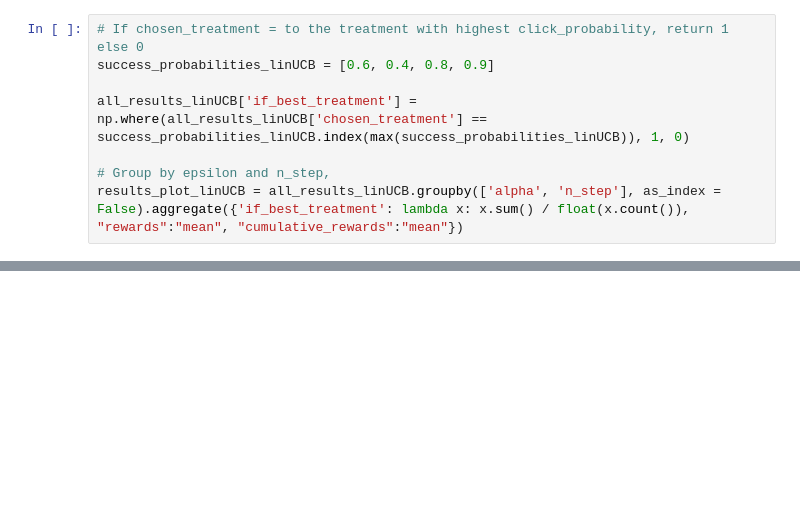
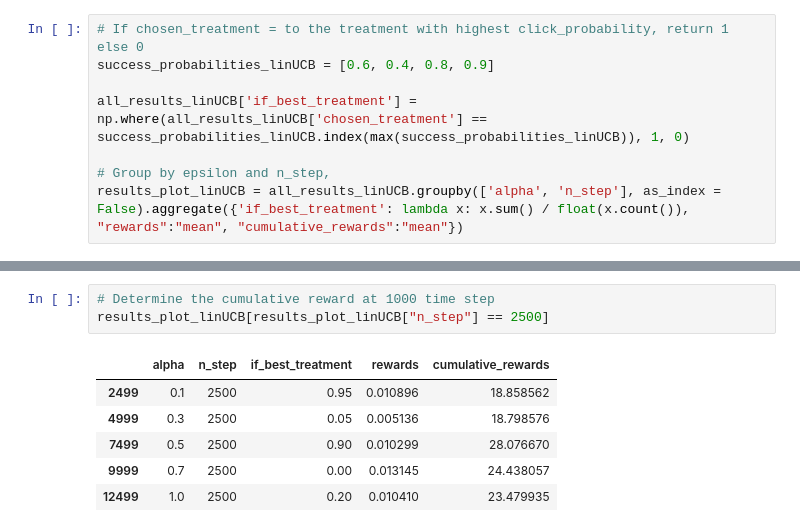
Before and after one commit to ruthkangyr/Clinical-Trials-MAB-Algorithms, a Jupyter notebook: Algorithm/linUCB Tuning.ipynb, the cells around one changed output, grey strips where cells are left out. Drawn from its saved outputs; the diff is of its cells as text; blank space fills up the shorter version.

```diff
--- a/Algorithm/linUCB Tuning.ipynb
+++ b/Algorithm/linUCB Tuning.ipynb
@@ -204,3 +212,13 @@ Text(0.5, 1.0, 'Average rewards at each time step')
+# %%
+# Determine the cumulative reward at 1000 time step
+results_plot_linUCB[results_plot_linUCB["n_step"] == 2500]
+# %% [output]
+|  | alpha | n_step | if_best_treatment | rewards | cumulative_rewards |
+| 2499 | 0.1 | 2500 | 0.95 | 0.010896 | 18.858562 |
+| 4999 | 0.3 | 2500 | 0.05 | 0.005136 | 18.798576 |
+| 7499 | 0.5 | 2500 | 0.90 | 0.010299 | 28.076670 |
+| 9999 | 0.7 | 2500 | 0.00 | 0.013145 | 24.438057 |
+| 12499 | 1.0 | 2500 | 0.20 | 0.010410 | 23.479935 |
 # %%
 # Plot the cumulative rewards at each time step
 plt.style.use('ggplot')
```
Also changed, not shown: parts of 9 cells of this notebook, 1 other file.
